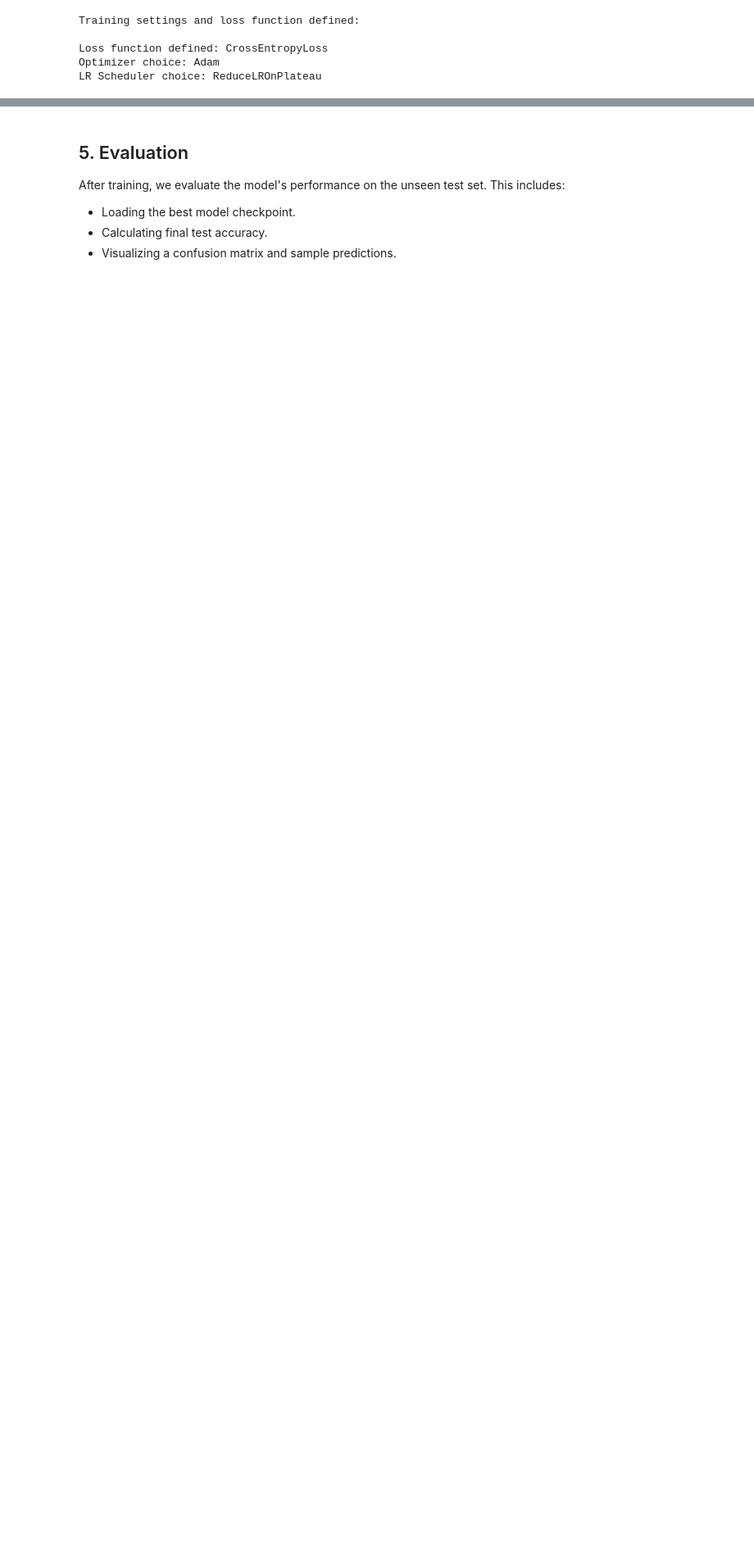
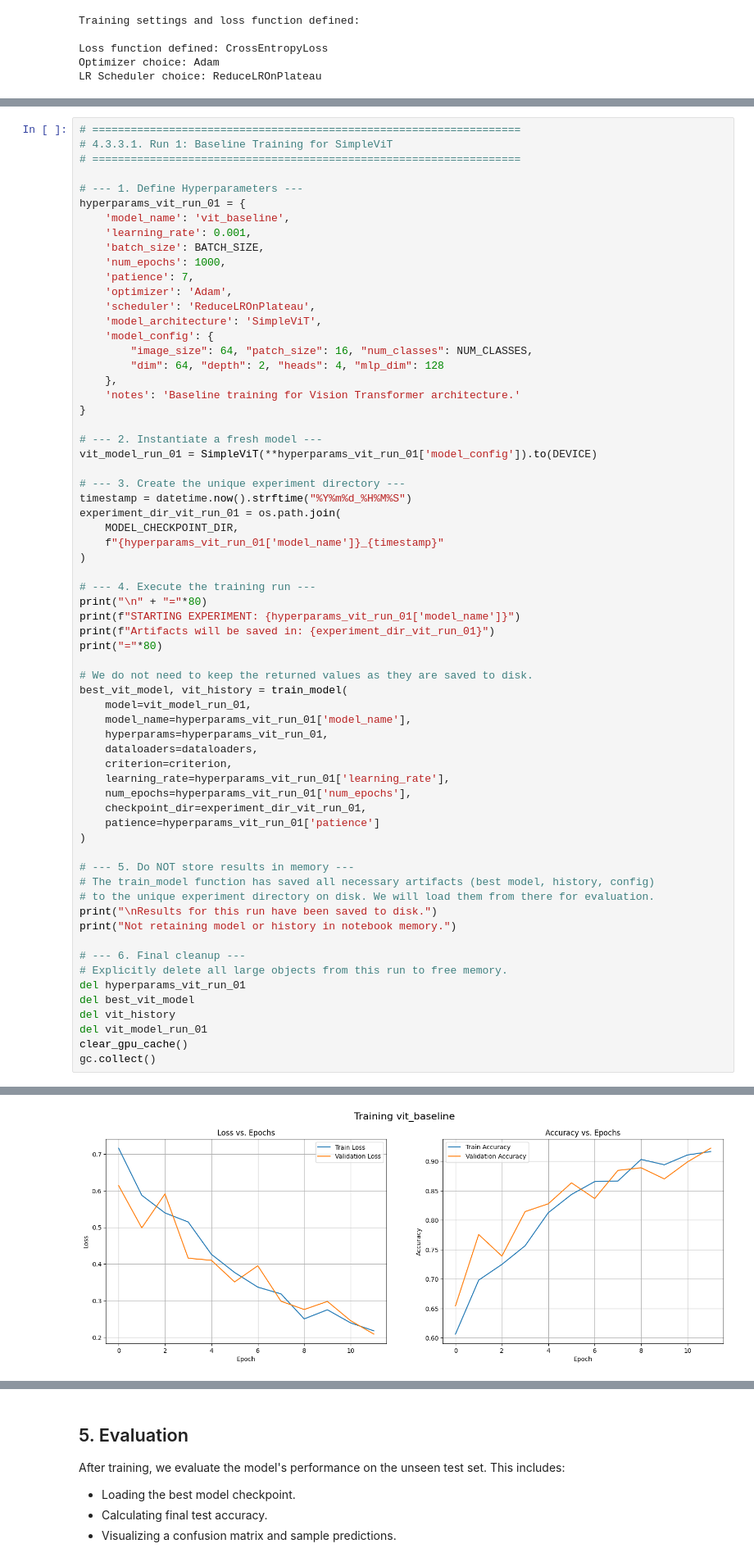
Before and after one commit to gildasZ/shape-classifier-pytorch, a Jupyter notebook: ShapeClassifier/Shape_Classifier.ipynb, the cells around one changed output, grey strips where cells are left out. Shown at 82% size. Saved outputs shown, nothing was run; the diff lists cells and outputs as text; blank space fills up the shorter version.

```diff
--- a/ShapeClassifier/Shape_Classifier.ipynb
+++ b/ShapeClassifier/Shape_Classifier.ipynb
@@ -1413,0 +1553,66 @@ Train        -> Loss: 0.0213 | Acc: 0.9933
+# %%
+# ===================================================================
+# 4.3.3.1. Run 1: Baseline Training for SimpleViT
+# ===================================================================
+
+# --- 1. Define Hyperparameters ---
+hyperparams_vit_run_01 = {
+    'model_name': 'vit_baseline',
+    'learning_rate': 0.001,
+    'batch_size': BATCH_SIZE,
+    'num_epochs': 1000,
+    'patience': 7,
+    'optimizer': 'Adam',
+    'scheduler': 'ReduceLROnPlateau',
+    'model_architecture': 'SimpleViT',
+    'model_config': {
+        "image_size": 64, "patch_size": 16, "num_classes": NUM_CLASSES,
+        "dim": 64, "depth": 2, "heads": 4, "mlp_dim": 128
+    },
+    'notes': 'Baseline training for Vision Transformer architecture.'
+}
+
+# --- 2. Instantiate a fresh model ---
+vit_model_run_01 = SimpleViT(**hyperparams_vit_run_01['model_config']).to(DEVICE)
+
+# --- 3. Create the unique experiment directory ---
+timestamp = datetime.now().strftime("%Y%m%d_%H%M%S")
+experiment_dir_vit_run_01 = os.path.join(
+    MODEL_CHECKPOINT_DIR,
+    f"{hyperparams_vit_run_01['model_name']}_{timestamp}"
+)
+
+# --- 4. Execute the training run ---
+print("\n" + "="*80)
+print(f"STARTING EXPERIMENT: {hyperparams_vit_run_01['model_name']}")
+print(f"Artifacts will be saved in: {experiment_dir_vit_run_01}")
+print("="*80)
+
+# We do not need to keep the returned values as they are saved to disk.
+best_vit_model, vit_history = train_model(
+    model=vit_model_run_01,
+    model_name=hyperparams_vit_run_01['model_name'],
+    hyperparams=hyperparams_vit_run_01,
+    dataloaders=dataloaders,
+    criterion=criterion,
+    learning_rate=hyperparams_vit_run_01['learning_rate'],
+    num_epochs=hyperparams_vit_run_01['num_epochs'],
+    checkpoint_dir=experiment_dir_vit_run_01,
+    patience=hyperparams_vit_run_01['patience']
+)
+
+# --- 5. Do NOT store results in memory ---
+# The train_model function has saved all necessary artifacts (best model, history, config)
+# to the unique experiment directory on disk. We will load them from there for evaluation.
+print("\nResults for this run have been saved to disk.")
+print("Not retaining model or history in notebook memory.")
+
+# --- 6. Final cleanup ---
+# Explicitly delete all large objects from this run to free memory.
+del hyperparams_vit_run_01
+del best_vit_model
+del vit_history
+del vit_model_run_01
+clear_gpu_cache()
+gc.collect()
+# %% [output]
@@ -1413,0 +1625 @@ Train        -> Loss: 0.0213 | Acc: 0.9933
+[figure, added]
```
Also changed, not shown: parts of 13 cells of this notebook.
